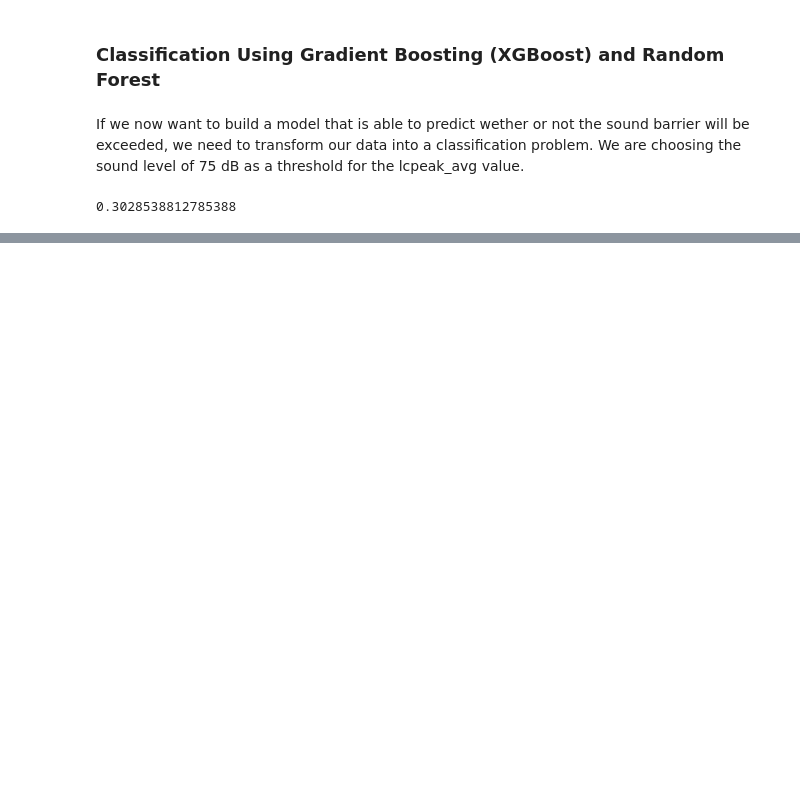
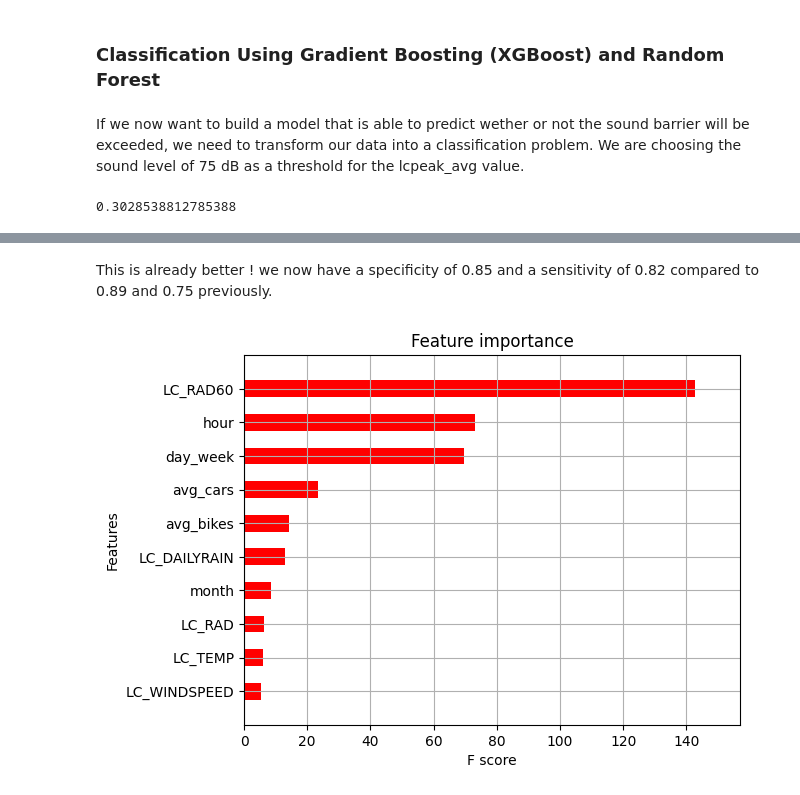
Before and after one commit to vavald/MDA_Switzerland, a Jupyter notebook: Final Notebooks/Noise_Model.ipynb, the cells around one changed output, grey strips where cells are left out. Cells and saved outputs as stored; diff of their text form; code cells hidden in the pictures; blank space fills up the shorter version.

```diff
--- a/Valentin (Data Cleaning + Models)/Noise_Model.ipynb
+++ b/Final Notebooks/Noise_Model.ipynb
@@ -228,0 +445,8 @@ df[df['lcpeak_avg'] > 75].count()[0]/df.count()[0]
+# %% [markdown]
+This is already better ! we now have a specificity of 0.85 and a sensitivity of 0.82 compared to 0.89 and 0.75 previously.
+# %%
+# show feature imprtance in horizontal bar chart with nice colors
+xgb.plot_importance(model,importance_type='gain',max_num_features=10,height=0.5,show_values=False,color='red')
+plt.show()
+# %% [output]
+[figure, added]
```
Also changed, not shown: parts of 29 cells of this notebook.
